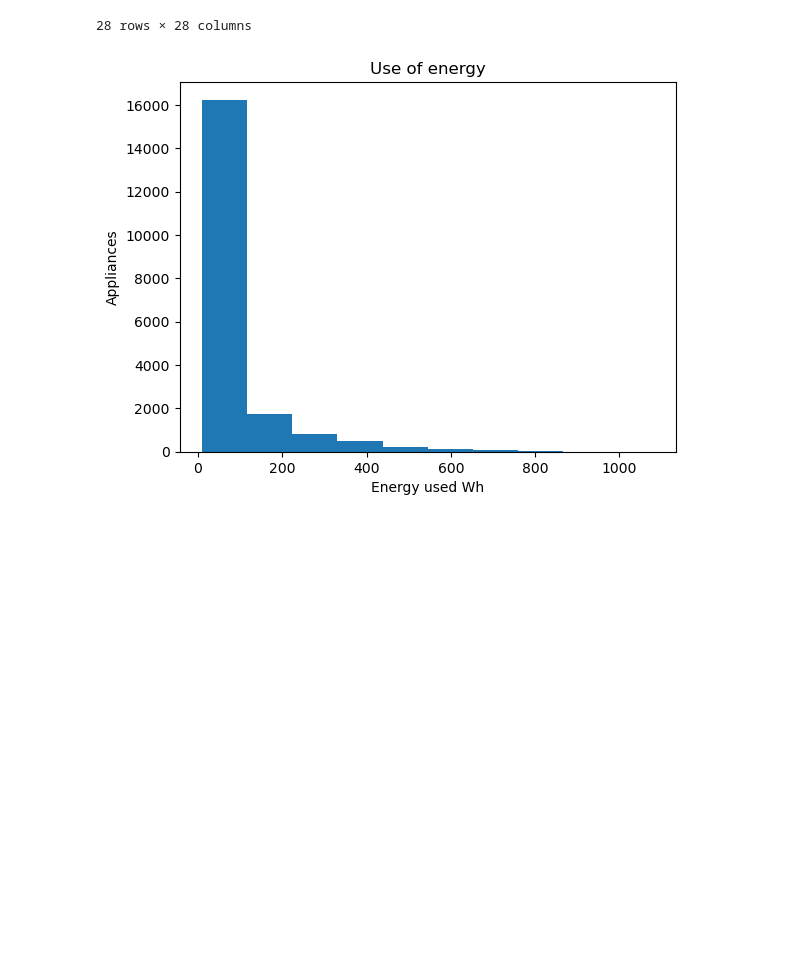
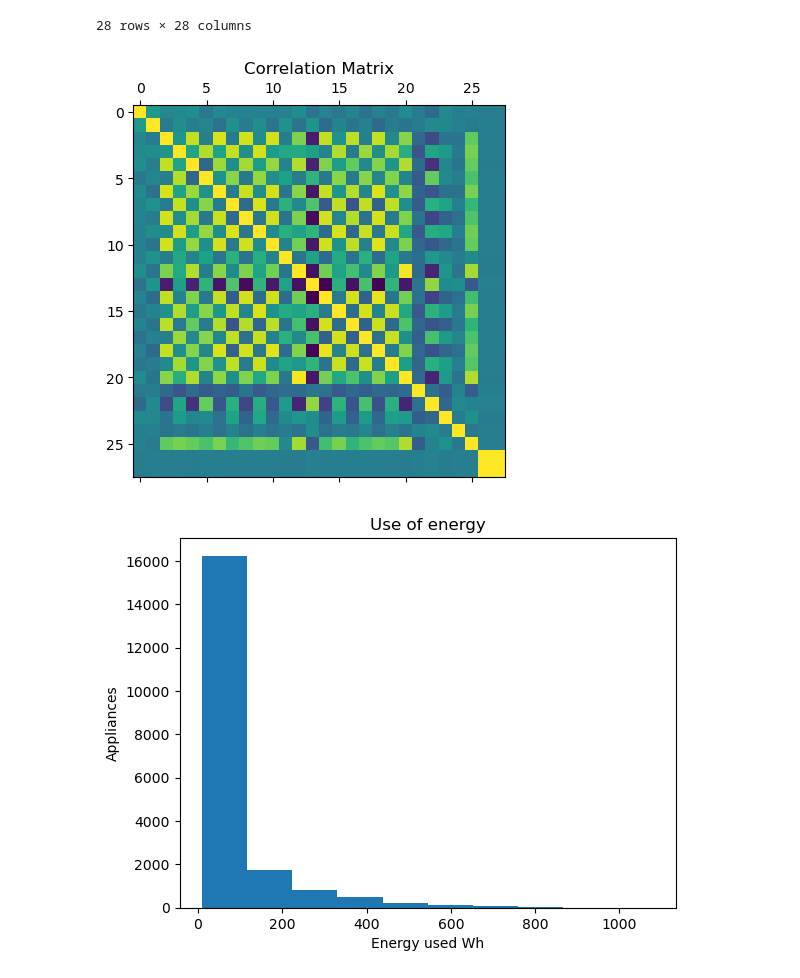
Before and after one commit to nsalazarv/msds_NN, a Jupyter notebook: Radial x MLP/energy_pred.ipynb, the cells around one changed output. Cells and saved outputs as stored; diff of their text form; code cells hidden in the pictures; blank space fills up the shorter version.

```diff
--- a/Radial x MLP/energy_pred.ipynb
+++ b/Radial x MLP/energy_pred.ipynb
@@ -245,6 +246,12 @@ data.corr()
 | rv1 | -0.011145 | 0.000521 | -0.006203 | -0.000699 | -0.011087 | 0.006275 | -0.005194 | -0.000477 | -0.001815 | -0.001787 | ... | ... |
 | rv2 | -0.011145 | 0.000521 | -0.006203 | -0.000699 | -0.011087 | 0.006275 | -0.005194 | -0.000477 | -0.001815 | -0.001787 | ... | ... |
 28 rows × 28 columns
+# %%
+plt.matshow(data.corr())
+plt.title('Correlation Matrix')
+plt.show()
+# %% [output]
+[figure, added]
 # %%
 plt.hist(data['Appliances'])
 plt.title('Use of energy')
```
Also changed, not shown: parts of 13 cells of this notebook, 1 other file.
